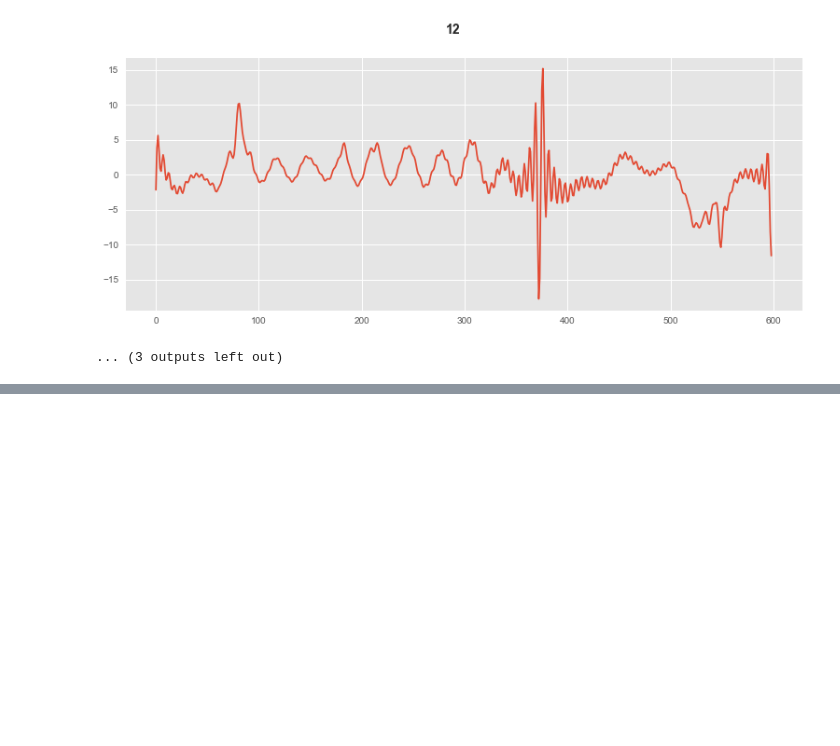
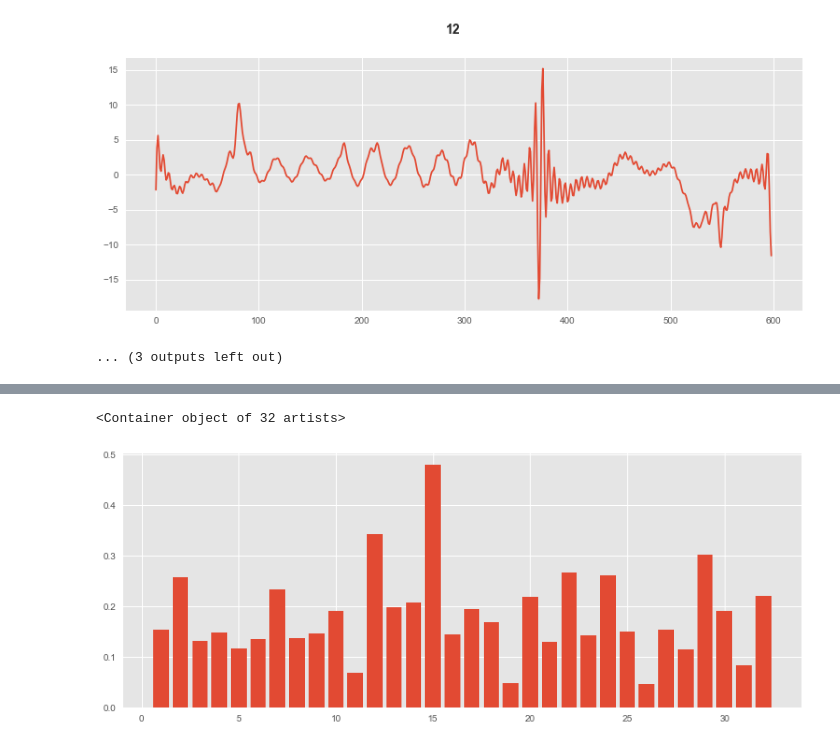
Before and after one commit to shockmonger/melmot, a Jupyter notebook: musics.ipynb, the cells around one changed output, grey strips where cells are left out. Drawn from its saved outputs; the diff is of its cells as text; code cells hidden in the pictures; blank space fills up the shorter version.

```diff
--- a/musics.ipynb
+++ b/musics.ipynb
@@ -286,0 +387,9 @@ for i in range(1,16):
+# %%
+loudnesses = []
+for i in range(0,32,1):
+    loudnesses.append(numpy.mean(b[i]))
+# %%
+plt.bar(range(1,33),loudnesses)
+# %% [output]
+<Container object of 32 artists>
+[figure, added]
```
Also changed, not shown: parts of 32 cells of this notebook, 21 other files.
